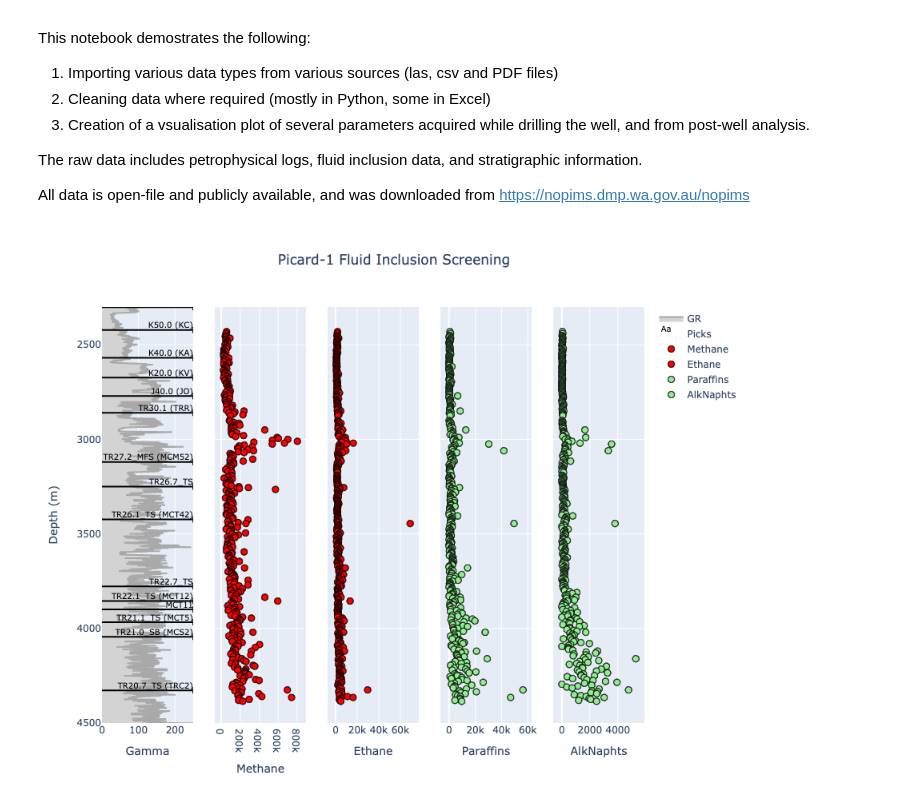
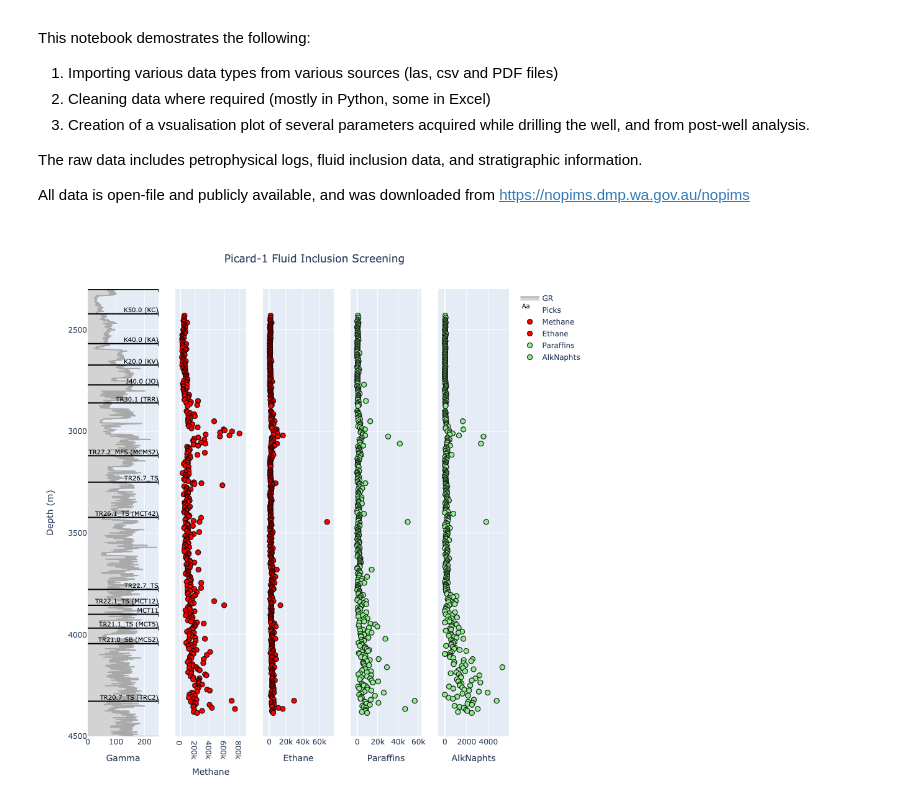
Before and after one commit to dawsman-1/Well-based-geochemistry-visualisations-in-Python, a Jupyter notebook: Noblige-1_Fluid_Inclusion_Stratigraphy.ipynb, the cells around one changed output. Drawn from its saved outputs; the diff is of its cells as text; code cells hidden in the pictures.

Commit message:
Changed dimensions of Noblige-1 fluid inclusion plot

```diff
--- a/Noblige-1_Fluid_Inclusion_Stratigraphy.ipynb
+++ b/Noblige-1_Fluid_Inclusion_Stratigraphy.ipynb
@@ -159,32 +159,32 @@ fig.update_xaxes(title_text='Methane',
                  type='linear')
 
 fig.update_xaxes(title_text='Ethane',
                  row=1, col=3,
                  type='linear')
 
 fig.update_xaxes(title_text='Paraffins',
                  row=1, col=4,
                  type='linear')
 
 fig.update_xaxes(title_text='AlkNaphts',
                  row=1, col=5,
                  type='linear')
 
 fig.update_yaxes(title_text='Depth (m)',
                  row=1, col=1,
                  range=[4500, 2300])
 
 fig.update_layout(template='plotly',
-                  height=700,
+                  height=900,
                   title={'text':'Picard-1 Fluid Inclusion Screening',
                          'y':0.95,
                          'x':0.5,
                          'xanchor':'center',
                          'yanchor':'top'})
 
 
 fig.show()
 fig.write_html("Noblige-1_fluid_inclusion_plot_interactive.html",
                include_plotlyjs='cdn')
 # %% [output]
-[figure, old version]
+[figure, new version]
```
Also changed, not shown: 1 other file.
